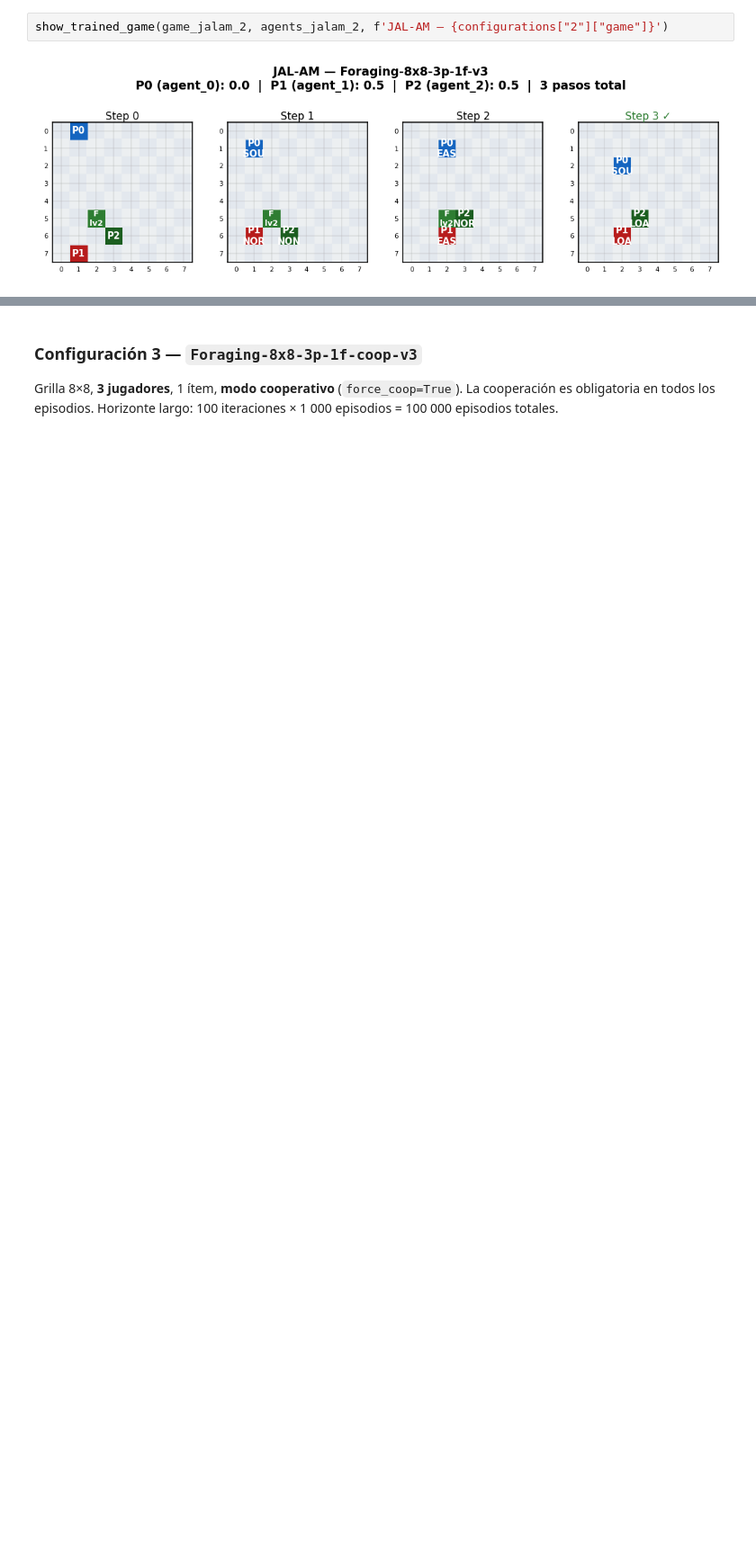
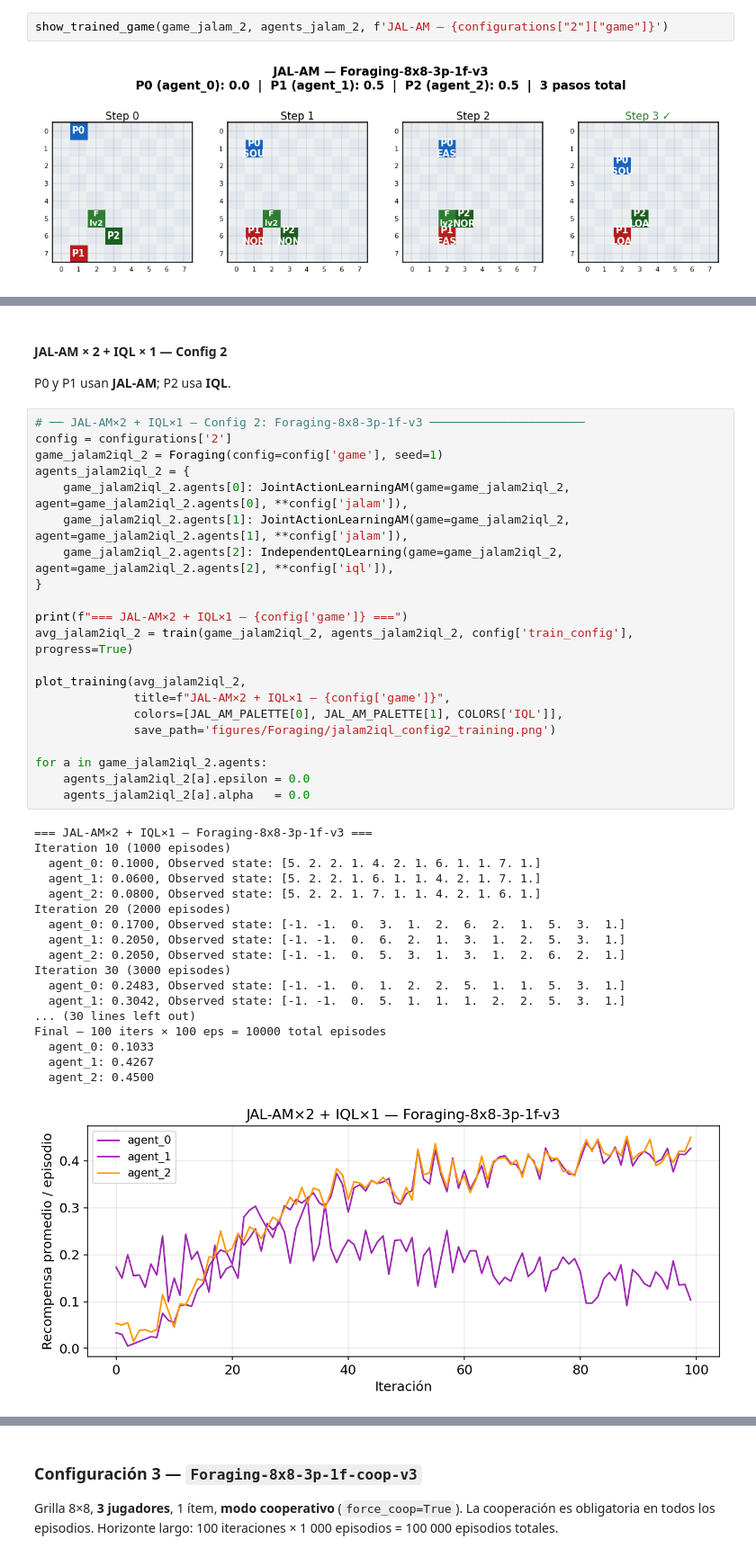
Before and after one commit to mmussio85/simultaneous-games, a Jupyter notebook: Foraging.ipynb, the cells around one changed output, grey strips where cells are left out. Shown at 90% size. Cells and saved outputs as stored; diff of their text form; blank space fills up the shorter version.

```diff
--- a/Foraging.ipynb
+++ b/Foraging.ipynb
@@ -553,0 +686,44 @@ show_trained_game(game_jalam_2, agents_jalam_2, f'JAL-AM — {configurations["2"
+# %% [markdown]
+#### JAL-AM × 2 + IQL × 1 — Config 2
+
+P0 y P1 usan **JAL-AM**; P2 usa **IQL**.
+# %%
+# ── JAL-AM×2 + IQL×1 — Config 2: Foraging-8x8-3p-1f-v3 ──────────────────────
+config = configurations['2']
+game_jalam2iql_2 = Foraging(config=config['game'], seed=1)
+agents_jalam2iql_2 = {
+    game_jalam2iql_2.agents[0]: JointActionLearningAM(game=game_jalam2iql_2, agent=game_jalam2iql_2.agents[0], **config['jalam']),
+    game_jalam2iql_2.agents[1]: JointActionLearningAM(game=game_jalam2iql_2, agent=game_jalam2iql_2.agents[1], **config['jalam']),
+    game_jalam2iql_2.agents[2]: IndependentQLearning(game=game_jalam2iql_2, agent=game_jalam2iql_2.agents[2], **config['iql']),
+}
+
+print(f"=== JAL-AM×2 + IQL×1 — {config['game']} ===")
+avg_jalam2iql_2 = train(game_jalam2iql_2, agents_jalam2iql_2, config['train_config'], progress=True)
+
+plot_training(avg_jalam2iql_2,
+              title=f"JAL-AM×2 + IQL×1 — {config['game']}",
+              colors=[JAL_AM_PALETTE[0], JAL_AM_PALETTE[1], COLORS['IQL']],
+              save_path='figures/Foraging/jalam2iql_config2_training.png')
+
+for a in game_jalam2iql_2.agents:
+    agents_jalam2iql_2[a].epsilon = 0.0
+    agents_jalam2iql_2[a].alpha   = 0.0
+# %% [output]
+=== JAL-AM×2 + IQL×1 — Foraging-8x8-3p-1f-v3 ===
+Iteration 10 (1000 episodes)
+  agent_0: 0.1000, Observed state: [5. 2. 2. 1. 4. 2. 1. 6. 1. 1. 7. 1.]
+  agent_1: 0.0600, Observed state: [5. 2. 2. 1. 6. 1. 1. 4. 2. 1. 7. 1.]
+  agent_2: 0.0800, Observed state: [5. 2. 2. 1. 7. 1. 1. 4. 2. 1. 6. 1.]
+Iteration 20 (2000 episodes)
+  agent_0: 0.1700, Observed state: [-1. -1.  0.  3.  1.  2.  6.  2.  1.  5.  3.  1.]
+  agent_1: 0.2050, Observed state: [-1. -1.  0.  6.  2.  1.  3.  1.  2.  5.  3.  1.]
+  agent_2: 0.2050, Observed state: [-1. -1.  0.  5.  3.  1.  3.  1.  2.  6.  2.  1.]
+Iteration 30 (3000 episodes)
+  agent_0: 0.2483, Observed state: [-1. -1.  0.  1.  2.  2.  5.  1.  1.  5.  3.  1.]
+  agent_1: 0.3042, Observed state: [-1. -1.  0.  5.  1.  1.  1.  2.  2.  5.  3.  1.]
+... (30 lines left out)
+Final — 100 iters × 100 eps = 10000 total episodes
+  agent_0: 0.1033
+  agent_1: 0.4267
+  agent_2: 0.4500
+[figure, added]
```
Also changed, not shown: parts of 28 cells of this notebook.
